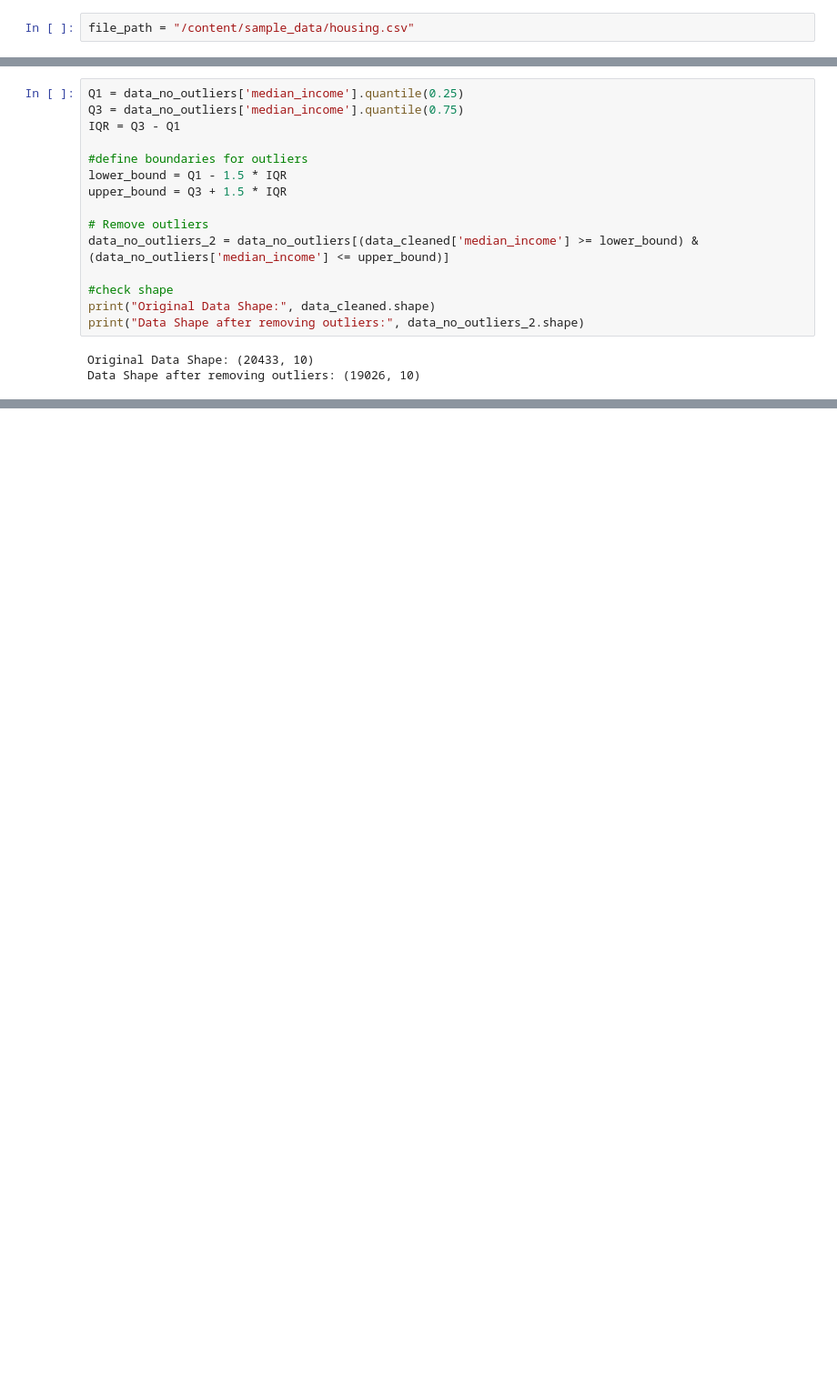
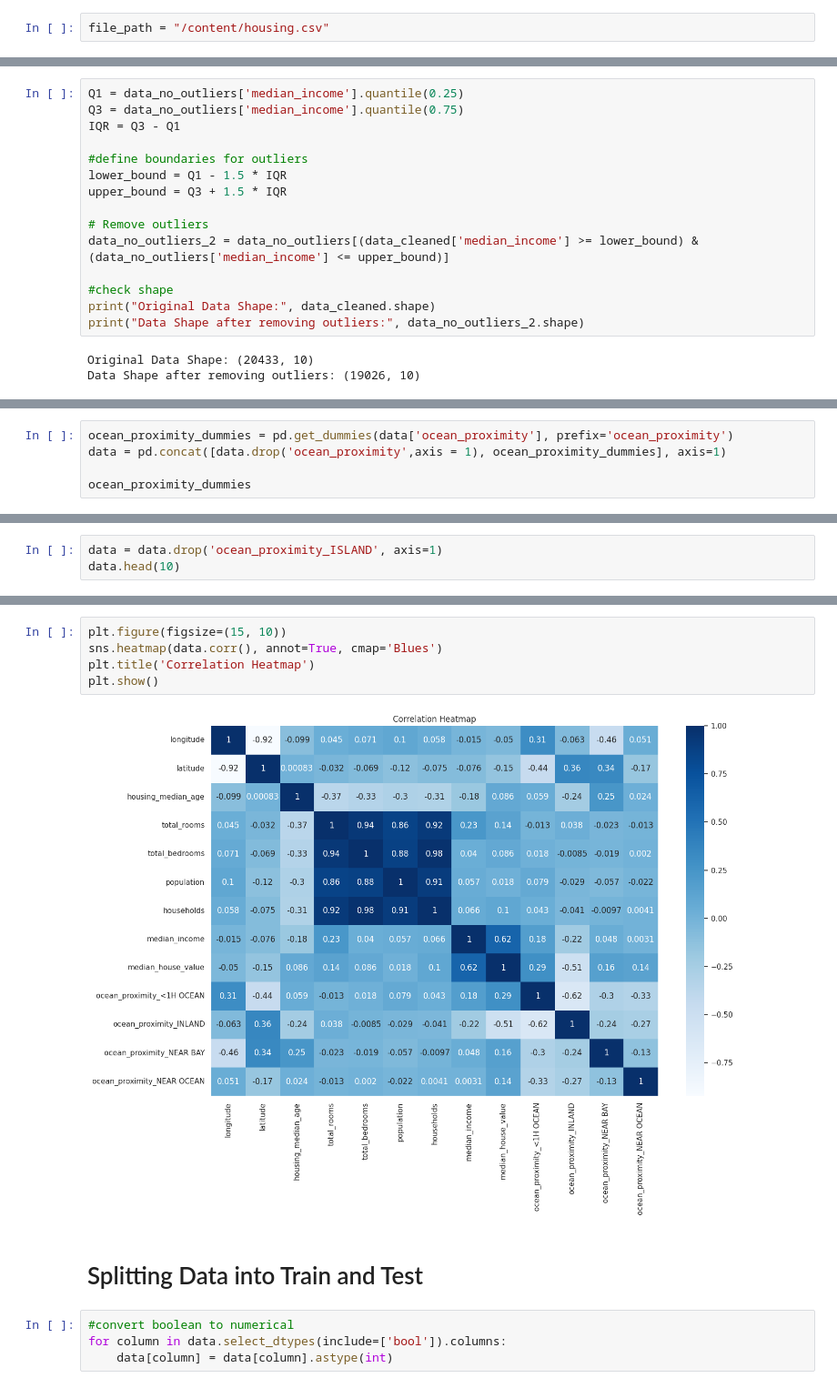
Before and after one commit to LuchithaP/ML, a Jupyter notebook: California_House_Pricingipynb.ipynb, the cells around one changed output, grey strips where cells are left out. Shown: that part at 91% size. Saved outputs shown, nothing was run; the diff lists cells and outputs as text; blank space fills up the shorter version.

```diff
--- a/California_House_Pricingipynb.ipynb
+++ b/California_House_Pricingipynb.ipynb
@@ -21,5 +30,5 @@ Intercept: 25673.01576053028
 # %%
-file_path = "/content/sample_data/housing.csv"
+file_path = "/content/housing.csv"
 # %%
 data = pd.read_csv(file_path)
 data
@@ -203,0 +263,5 @@ Data Shape after removing outliers: (19026, 10)
+# %%
+ocean_proximity_dummies = pd.get_dummies(data['ocean_proximity'], prefix='ocean_proximity')
+data = pd.concat([data.drop('ocean_proximity',axis = 1), ocean_proximity_dummies], axis=1)
+
+ocean_proximity_dummies
@@ -205,0 +291,3 @@ data = data_no_outliers_2
+# %%
+data = data.drop('ocean_proximity_ISLAND', axis=1)
+data.head(10)
@@ -205,0 +306,13 @@ data = data_no_outliers_2
+# %%
+plt.figure(figsize=(15, 10))
+sns.heatmap(data.corr(), annot=True, cmap='Blues')
+plt.title('Correlation Heatmap')
+plt.show()
+# %% [output]
+[figure, added]
+# %% [markdown]
+# Splitting Data into Train and Test
+# %%
+#convert boolean to numerical
+for column in data.select_dtypes(include=['bool']).columns:
+    data[column] = data[column].astype(int)
```
Also changed, not shown: parts of 34 cells of this notebook.
